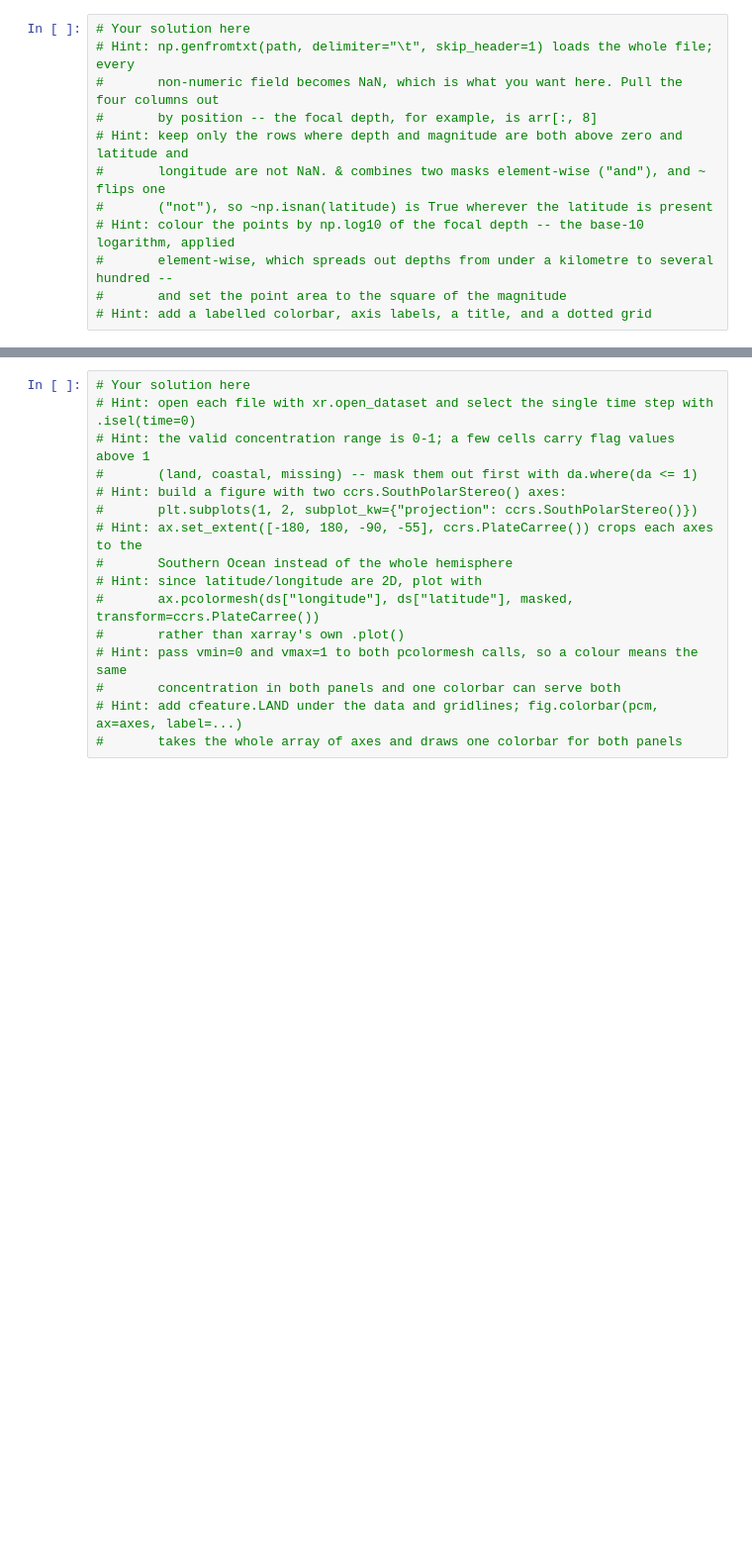
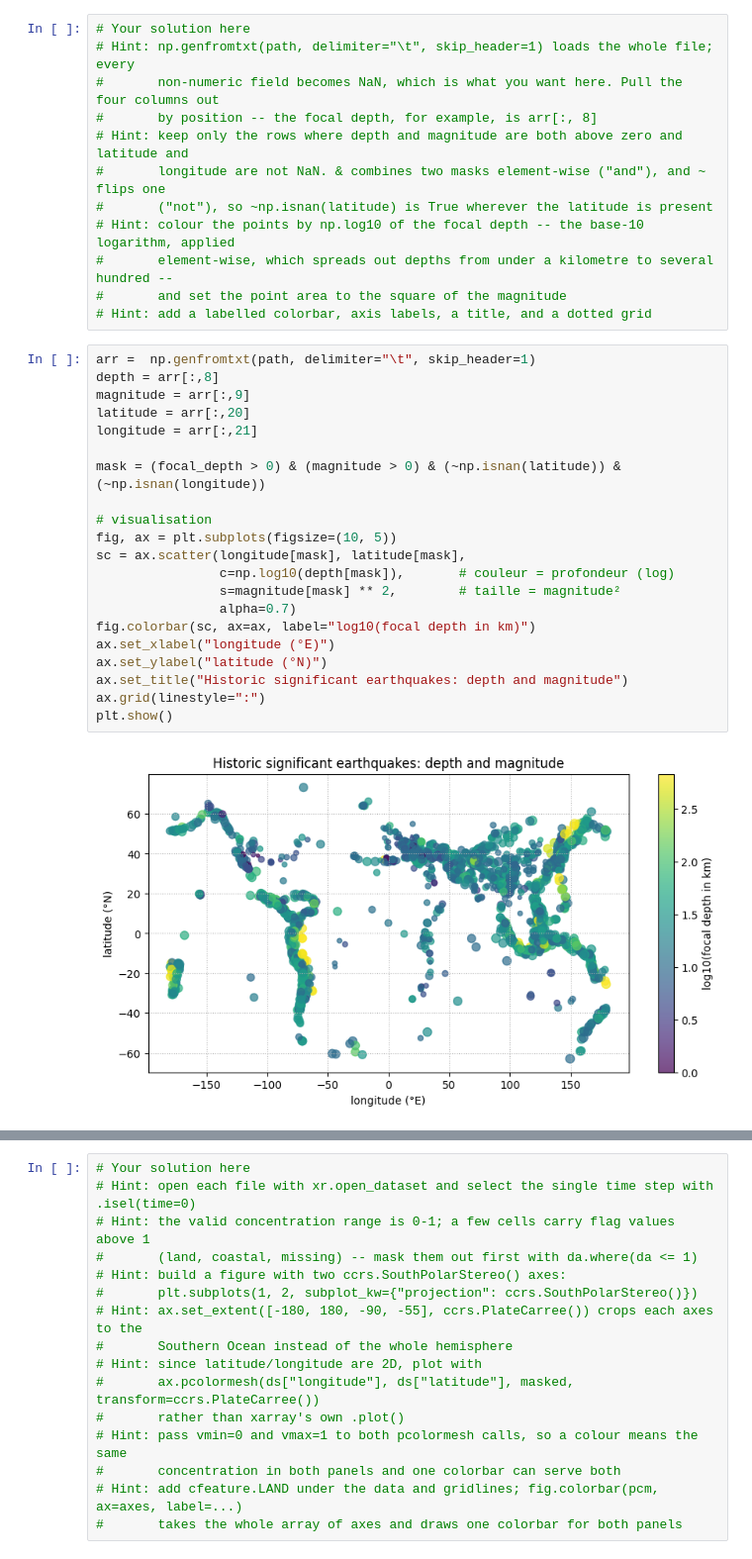
Before and after one commit to louisbetrisey/2026_Intro_Python, a Jupyter notebook: 1.4-matplotlib-and-xarray-environmental-exercises.ipynb, the cells around one changed output, grey strips where cells are left out. Shown at 99% size. Drawn from its saved outputs; the diff is of its cells as text; blank space fills up the shorter version.

```diff
--- a/1.4-matplotlib-and-xarray-environmental-exercises.ipynb
+++ b/1.4-matplotlib-and-xarray-environmental-exercises.ipynb
@@ -156,6 +222,29 @@ path = pooch.retrieve(
 #       element-wise, which spreads out depths from under a kilometre to several hundred --
 #       and set the point area to the square of the magnitude
 # Hint: add a labelled colorbar, axis labels, a title, and a dotted grid
+# %%
+arr =  np.genfromtxt(path, delimiter="\t", skip_header=1)
+depth = arr[:,8]
+magnitude = arr[:,9]
+latitude = arr[:,20]
+longitude = arr[:,21]
+
+mask = (focal_depth > 0) & (magnitude > 0) & (~np.isnan(latitude)) & (~np.isnan(longitude))
+
+# visualisation
+fig, ax = plt.subplots(figsize=(10, 5))
+sc = ax.scatter(longitude[mask], latitude[mask],
+                c=np.log10(depth[mask]),       # couleur = profondeur (log)
+                s=magnitude[mask] ** 2,        # taille = magnitude²
+                alpha=0.7)
+fig.colorbar(sc, ax=ax, label="log10(focal depth in km)")
+ax.set_xlabel("longitude (°E)")
+ax.set_ylabel("latitude (°N)")
+ax.set_title("Historic significant earthquakes: depth and magnitude")
+ax.grid(linestyle=":")
+plt.show()
+# %% [output]
+[figure, added]
 # %% [markdown]
 ## Exercise 4: Antarctic sea ice, summer against winter
 
```
Also changed, not shown: parts of 10 cells of this notebook.
